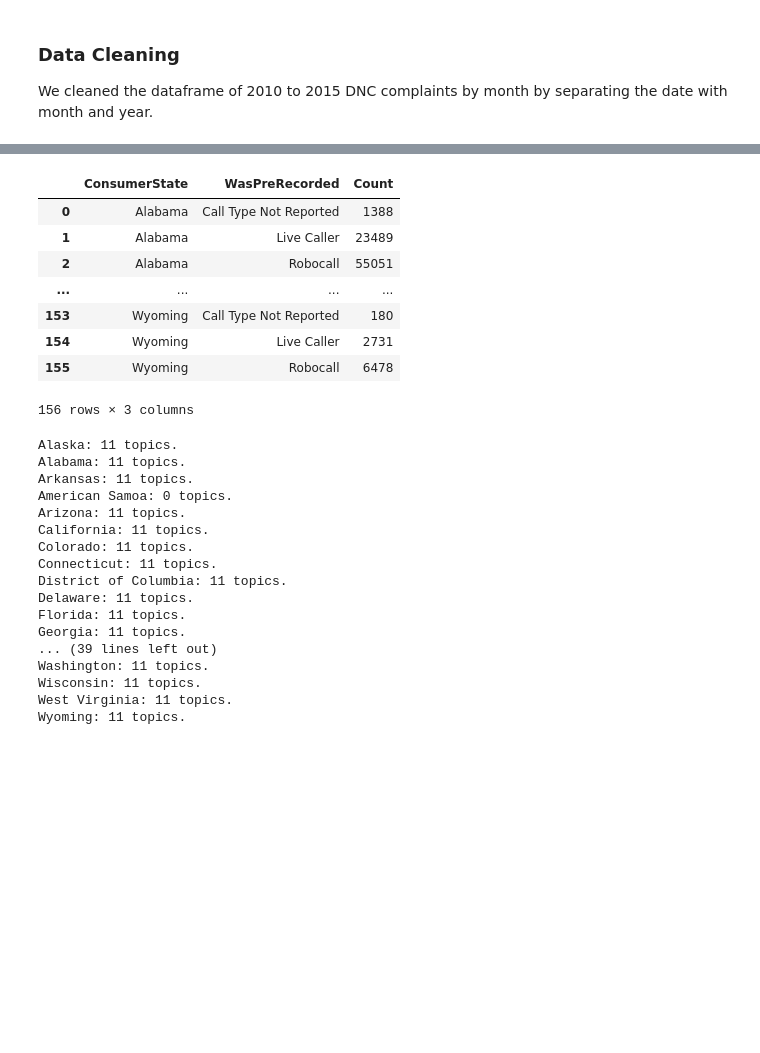
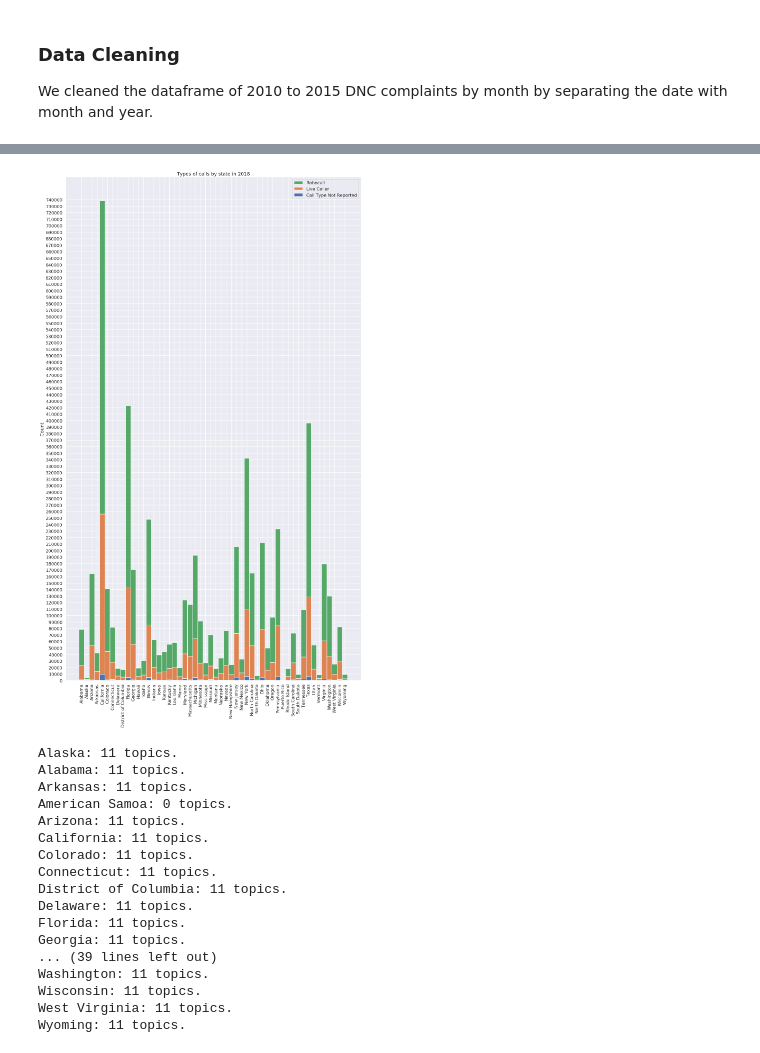
Before and after one commit to DannyFung97/nigerian-princes, a Jupyter notebook: FinalProject_Group24.ipynb, the cells around one changed output, grey strips where cells are left out. Cells and saved outputs as stored; diff of their text form; code cells hidden in the pictures; blank space fills up the shorter version.

```diff
--- a/FinalProject_Group24.ipynb
+++ b/FinalProject_Group24.ipynb
@@ -114,21 +143,41 @@ wrang_df_2018_dnc_state_complaints_5yr
 # %%
 i = 0
 wrang_df_2018_dnc_state_complaints_calltype = pd.DataFrame(columns=['ConsumerState', 'WasPreRecorded', 'Count'])
 for info in df_2018_dnc_state_complaints_calltype['Unnamed: 2']:
     if(str(info) != 'Complaints' and str(info) != 'nan'):
             wrang_df_2018_dnc_state_complaints_calltype = wrang_df_2018_dnc_state_complaints_calltype.append({'ConsumerState': df_2018_dnc_state_complaints_calltype['FY 2018 Complaints by Consumer State and Call Type'][i], 'WasPreRecorded' : df_2018_dnc_state_complaints_calltype['Unnamed: 1'][i], 'Count' : df_2018_dnc_state_complaints_calltype['Unnamed: 2'][i]}, ignore_index=True)
     i = i + 1
-wrang_df_2018_dnc_state_complaints_calltype
+i = 0
+call_type_not_reported = []
+live_caller = []
+robocall = []
+
+for call_type in wrang_df_2018_dnc_state_complaints_calltype['WasPreRecorded']:
+    if(call_type == 'Call Type Not Reported'):
+        call_type_not_reported.append(int(wrang_df_2018_dnc_state_complaints_calltype['Count'][i]))
+    elif(call_type == 'Live Caller'):
+        live_caller.append((int(wrang_df_2018_dnc_state_complaints_calltype['Count'][i])))
+    elif(call_type == 'Robocall'):
+        robocall.append((int(wrang_df_2018_dnc_state_complaints_calltype['Count'][i])))
+    i = i + 1
+
+ind = np.arange(len(states_2010_to_2015))
+width = 1
+plt.figure(figsize=(20,35))
+p1 = plt.bar(ind, call_type_not_reported, width)
+p2 = plt.bar(ind, live_caller, width, bottom=call_type_not_reported)
+p3 = plt.bar(ind, robocall, width, bottom=live_caller)
+
+plt.ylabel('Count')
+plt.title('Types of calls by state in 2018')
+plt.xticks(ind, states_2010_to_2015)
+plt.xticks(rotation=90)
+plt.yticks(np.arange(0, 750000, 10000))
+plt.legend((p3[0], p2[0], p1[0]), ('Robocall', 'Live Caller', 'Call Type Not Reported'))
+
+plt.show()
 # %% [output]
-|  | ConsumerState | WasPreRecorded | Count |
-| 0 | Alabama | Call Type Not Reported | 1388 |
-| 1 | Alabama | Live Caller | 23489 |
-| 2 | Alabama | Robocall | 55051 |
-| ... | ... | ... | ... |
-| 153 | Wyoming | Call Type Not Reported | 180 |
-| 154 | Wyoming | Live Caller | 2731 |
-| 155 | Wyoming | Robocall | 6478 |
-156 rows × 3 columns
+[figure, added]
 # %%
 wrang_df_2018_dnc_state_complaints_topic = pd.DataFrame(columns=['FY 2018 Complaints by Consumer State and Topic', 'Topics', 'Number of Complaints'])
 i = 0
```
Also changed, not shown: parts of 4 cells of this notebook.
